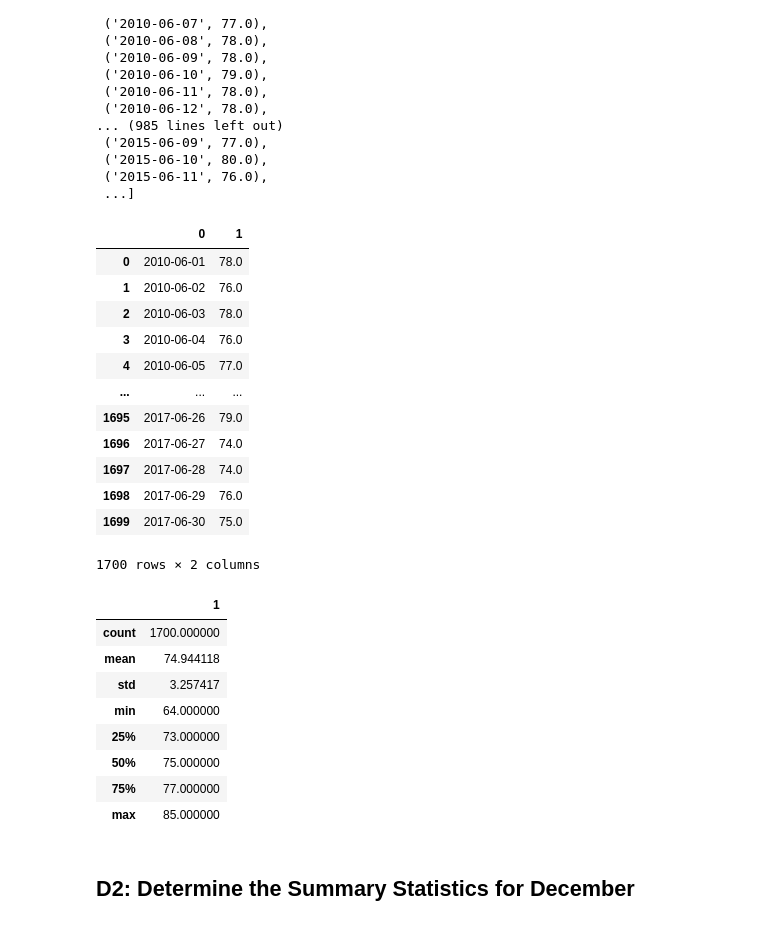
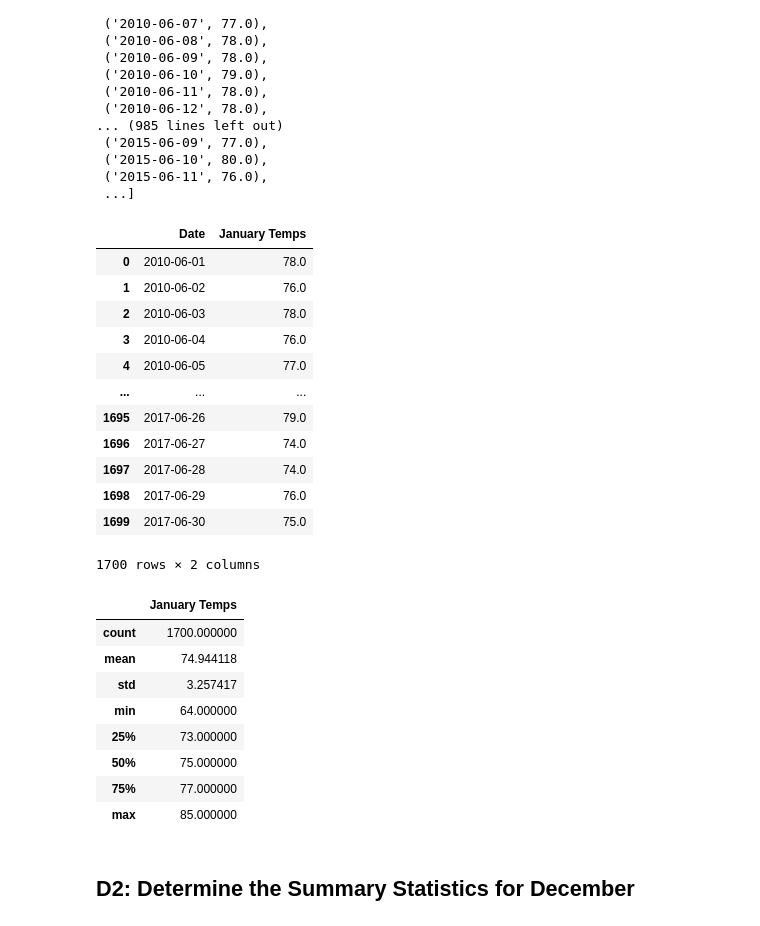
Before and after one commit to cflavallee/surfs_up, a Jupyter notebook: SurfsUp_Challenge_starter_code.ipynb, the cells around one changed output. Cells and saved outputs as stored; diff of their text form; code cells hidden in the pictures.

```diff
--- a/SurfsUp_Challenge_starter_code.ipynb
+++ b/SurfsUp_Challenge_starter_code.ipynb
@@ -58,9 +58,10 @@ june_temp_list
 # %%
 # 4. Create a DataFrame from the list of temperatures for the month of June.
 june_temps_df = pd.DataFrame(june_temp_list)
+june_temps_df.columns = ["Date", "January Temps"]
 june_temps_df
 # %% [output]
-|  | 0 | 1 |
+|  | Date | January Temps |
 | 0 | 2010-06-01 | 78.0 |
 | 1 | 2010-06-02 | 76.0 |
 | 2 | 2010-06-03 | 78.0 |
@@ -77,7 +78,7 @@ june_temps_df
 # 5. Calculate and print out the summary statistics for the June temperature DataFrame.
 june_temps_df.describe()
 # %% [output]
-|  | 1 |
+|  | January Temps |
 | count | 1700.000000 |
 | mean | 74.944118 |
 | std | 3.257417 |
```
Also changed, not shown: parts of 2 cells of this notebook, 2 other files.
